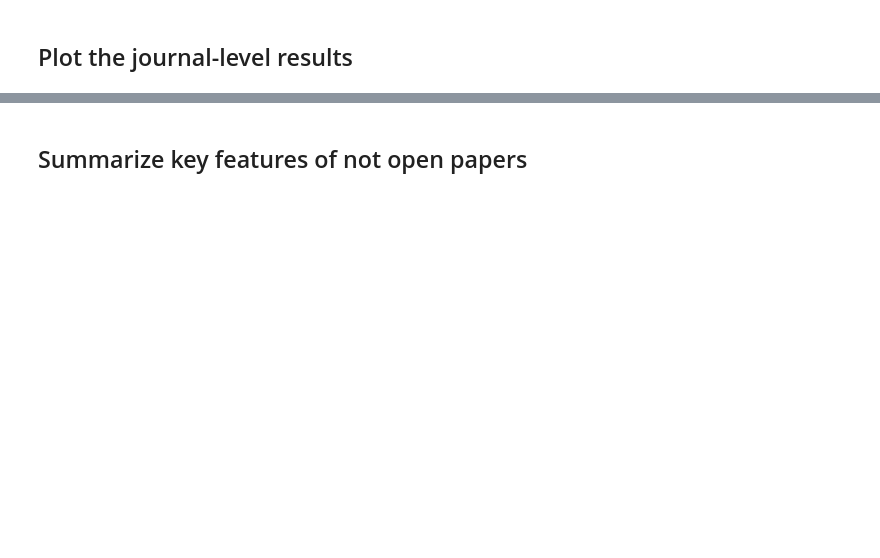
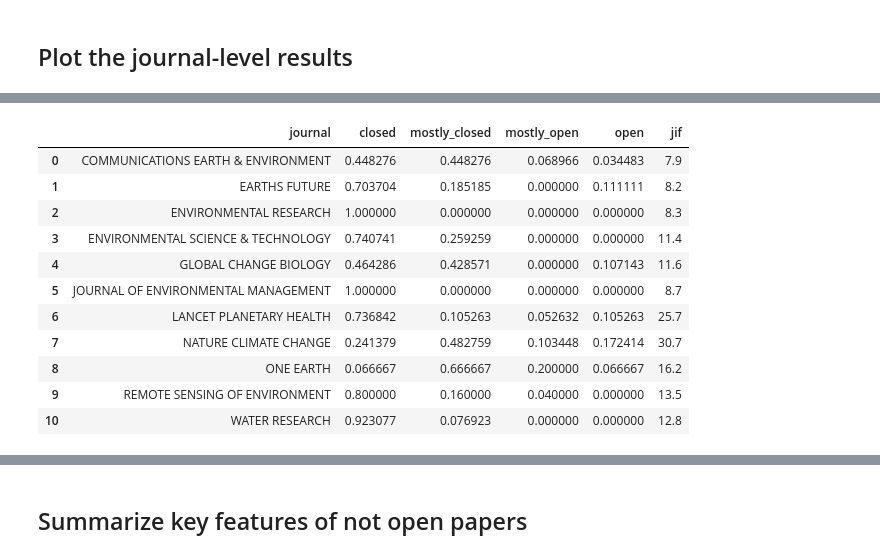
Before and after one commit to abpoll/open, a Jupyter notebook: src/Results.ipynb, the cells around one changed output, grey strips where cells are left out. Saved outputs shown, nothing was run; the diff lists cells and outputs as text; code cells hidden in the pictures; blank space fills up the shorter version.

```diff
--- a/src/Results.ipynb
+++ b/src/Results.ipynb
@@ -160,0 +312,17 @@ code_df = round(code_df*100, 2)
+# %%
+# check data_df to our first df of proportions
+# to confirm correctness
+j_prop_d_df
+# %% [output]
+|  | journal | closed | mostly_closed | mostly_open | open | jif |
+| 0 | COMMUNICATIONS EARTH & ENVIRONMENT | 0.448276 | 0.448276 | 0.068966 | 0.034483 | 7.9 |
+| 1 | EARTHS FUTURE | 0.703704 | 0.185185 | 0.000000 | 0.111111 | 8.2 |
+| 2 | ENVIRONMENTAL RESEARCH | 1.000000 | 0.000000 | 0.000000 | 0.000000 | 8.3 |
+| 3 | ENVIRONMENTAL SCIENCE & TECHNOLOGY | 0.740741 | 0.259259 | 0.000000 | 0.000000 | 11.4 |
+| 4 | GLOBAL CHANGE BIOLOGY | 0.464286 | 0.428571 | 0.000000 | 0.107143 | 11.6 |
+| 5 | JOURNAL OF ENVIRONMENTAL MANAGEMENT | 1.000000 | 0.000000 | 0.000000 | 0.000000 | 8.7 |
+| 6 | LANCET PLANETARY HEALTH | 0.736842 | 0.105263 | 0.052632 | 0.105263 | 25.7 |
+| 7 | NATURE CLIMATE CHANGE | 0.241379 | 0.482759 | 0.103448 | 0.172414 | 30.7 |
+| 8 | ONE EARTH | 0.066667 | 0.666667 | 0.200000 | 0.066667 | 16.2 |
+| 9 | REMOTE SENSING OF ENVIRONMENT | 0.800000 | 0.160000 | 0.040000 | 0.000000 | 13.5 |
+| 10 | WATER RESEARCH | 0.923077 | 0.076923 | 0.000000 | 0.000000 | 12.8 |
```
Also changed, not shown: parts of 33 cells of this notebook, 1 other file.
